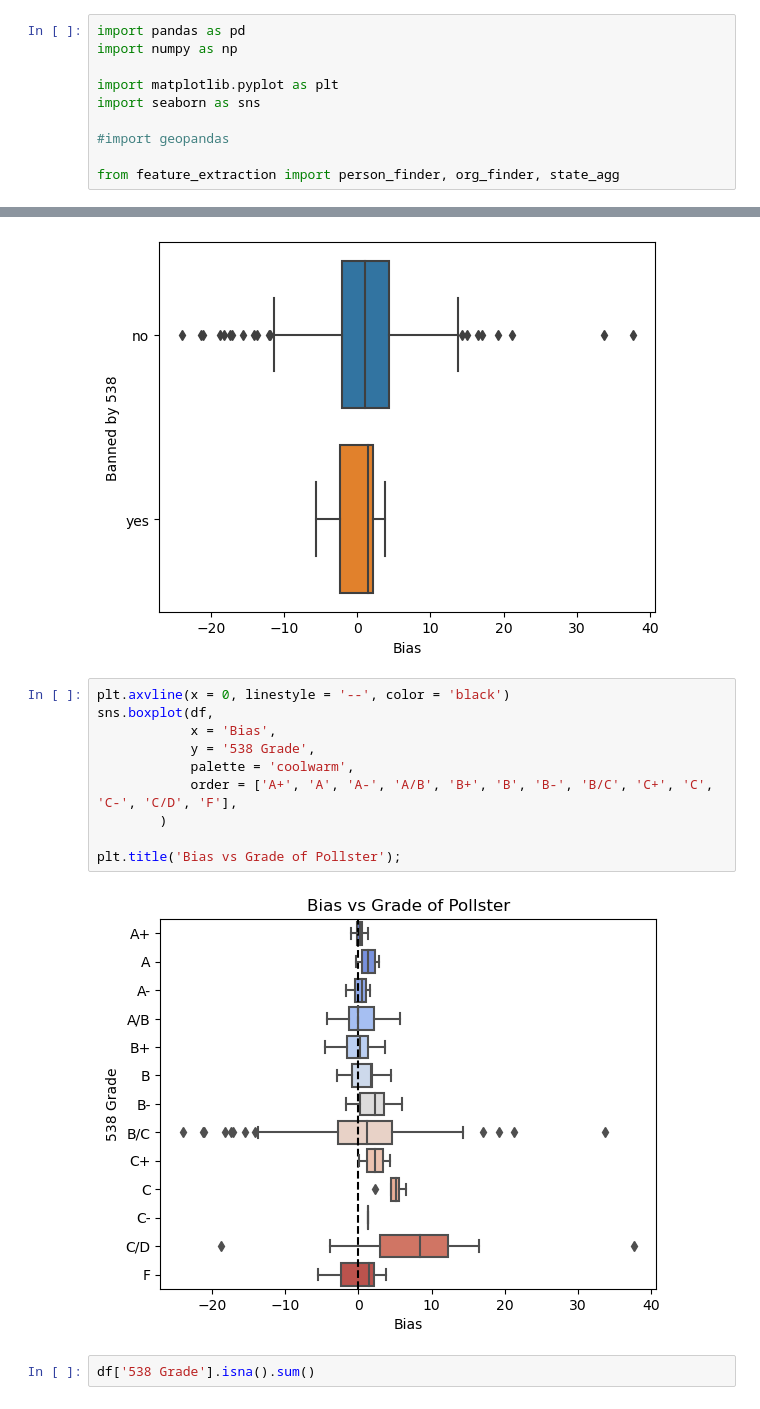
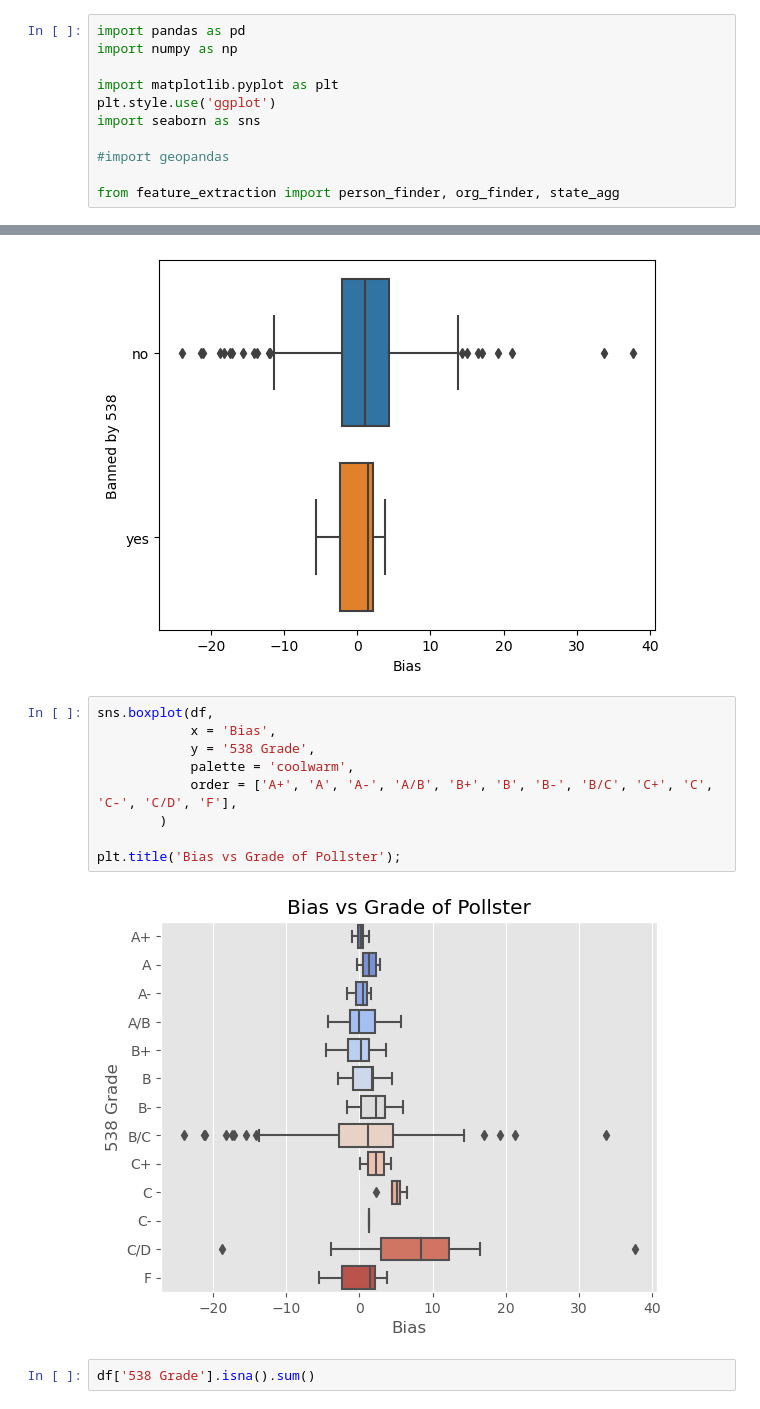
Before and after one commit to vijay-ravuri/poll-accuracy-modeling, a Jupyter notebook: code/starter_vijay.ipynb, the cells around one changed output, grey strips where cells are left out. Cells and saved outputs as stored; diff of their text form.

```diff
--- a/code/starter_vijay.ipynb
+++ b/code/starter_vijay.ipynb
@@ -3,6 +3,7 @@ import pandas as pd
 import numpy as np
 
 import matplotlib.pyplot as plt
+plt.style.use('ggplot')
 import seaborn as sns
 
 #import geopandas
@@ -36,17 +37,16 @@ sns.boxplot(df, x = 'Bias', y = 'Banned by 538');
 # %% [output]
 [figure]
 # %%
-plt.axvline(x = 0, linestyle = '--', color = 'black')
 sns.boxplot(df,
             x = 'Bias',
             y = '538 Grade',
             palette = 'coolwarm',
             order = ['A+', 'A', 'A-', 'A/B', 'B+', 'B', 'B-', 'B/C', 'C+', 'C', 'C-', 'C/D', 'F'],
         )
 
 plt.title('Bias vs Grade of Pollster');
 # %% [output]
-[figure, old version]
+[figure, new version]
 # %%
 df['538 Grade'].isna().sum()
 # %% [output]
```
Also changed, not shown: parts of 12 cells of this notebook.
